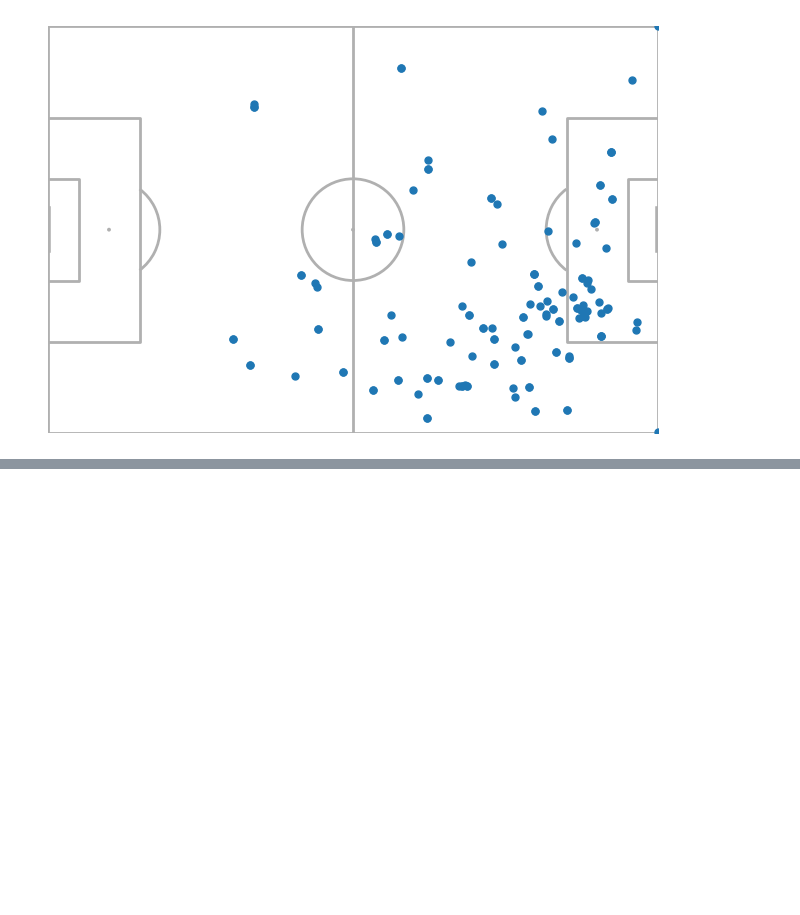
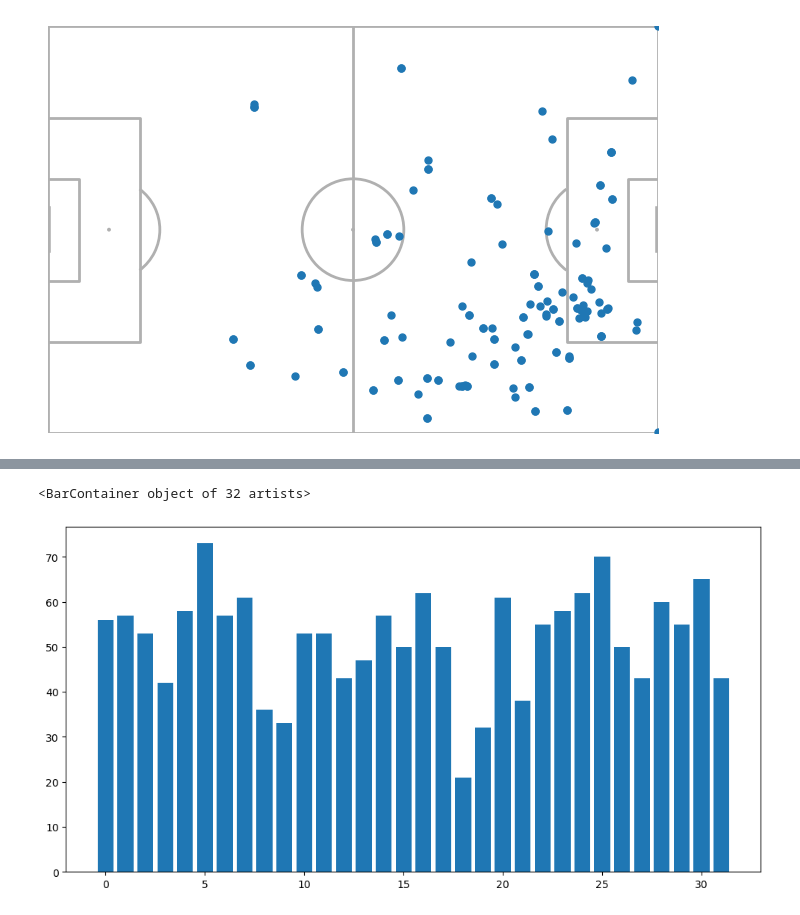
Before and after one commit to LeonDpl/SoccerDataScience, a Jupyter notebook: Learning/00_StatsBomb_Intro.ipynb, the cells around one changed output, grey strips where cells are left out. Cells and saved outputs as stored; diff of their text form; code cells hidden in the pictures; blank space fills up the shorter version.

```diff
--- a/Learning/00_StatsBomb_Intro.ipynb
+++ b/Learning/00_StatsBomb_Intro.ipynb
@@ -27,6 +218,7 @@ CONF = {
     "competition_name": "Ligue 1",
     "season_name": "2022/2023",
     "team_name": "Paris Saint-Germain",
+    "team_nickname":"PSG"
 }
 # %%
 competitions = sb.competitions()
@@ -131,0 +364,41 @@ ax.set_ylim(0, 80)
+# %%
+#Clear players data
+for player in PLAYERS.keys():
+    PLAYERS[player]['data'] = []
+
+for match in matches[(matches['home_team'] == CONF['team_name'])|(matches['away_team'] == CONF['team_name'])].match_id.values:
+    match_date = pd.to_datetime(matches[matches['match_id'] == match]['match_date'].values[0])
+    lineups = sb.lineups(match_id=match)
+    events = sb.events(match_id=match)
+    if len(lineups) > 0:
+        for k, player in lineups[CONF['team_name']].iterrows():
+            player_id = player['player_id']
+            if player_id not in PLAYERS:
+                PLAYERS[player_id] = {
+                    'full_name': player['player_name'],
+                    'name': player['player_nickname'],
+                    'data': []
+                }
+
+            if 'data' not in PLAYERS[player_id].keys():
+                PLAYERS[player_id]['data'] = []
+
+            if len(player['positions']) > 0:#for position in player['positions']:
+                ev_filter = (events['player_id'] == player_id) & (events['type'] == 'Pass') & pd.isna(events['pass_outcome'])
+                PLAYERS[player_id]['data'].append({
+                    'match_id': match,
+                    'match_date' : match_date,
+                    'position_id': player['positions'][0]['position_id'],
+                    'passes': events[ev_filter].shape[0]
+                })
+
+#PLAYERS
+# %%
+_player = PLAYERS[5503]  # Lionel Messi
+_df = pd.DataFrame(_player['data'])
+_df = _df.sort_values(by=['match_date'])
+fig, ax = plt.subplots(figsize=(12, 6))
+ax.bar(range(0,len(_df['match_date'])), _df['passes'])#, marker='o', label=_player['name'])
+# %% [output]
+<BarContainer object of 32 artists>
+[figure, added]
```
Also changed, not shown: parts of 7 cells of this notebook, 31 other files.
